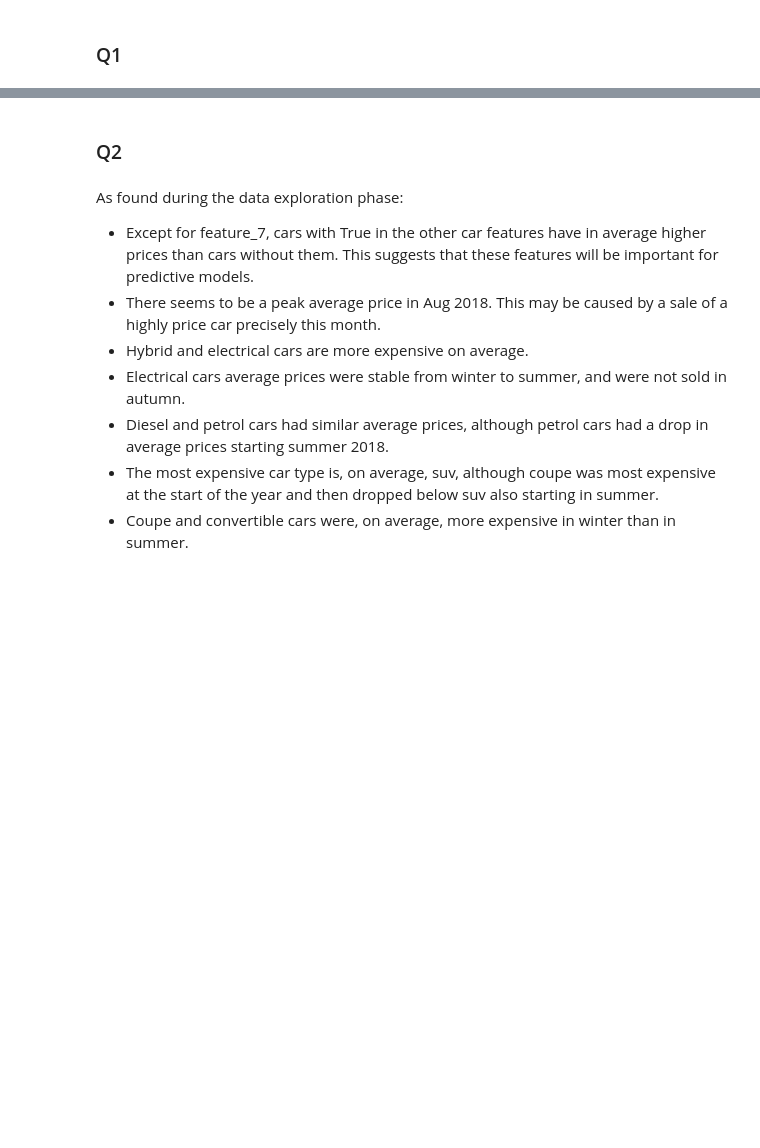
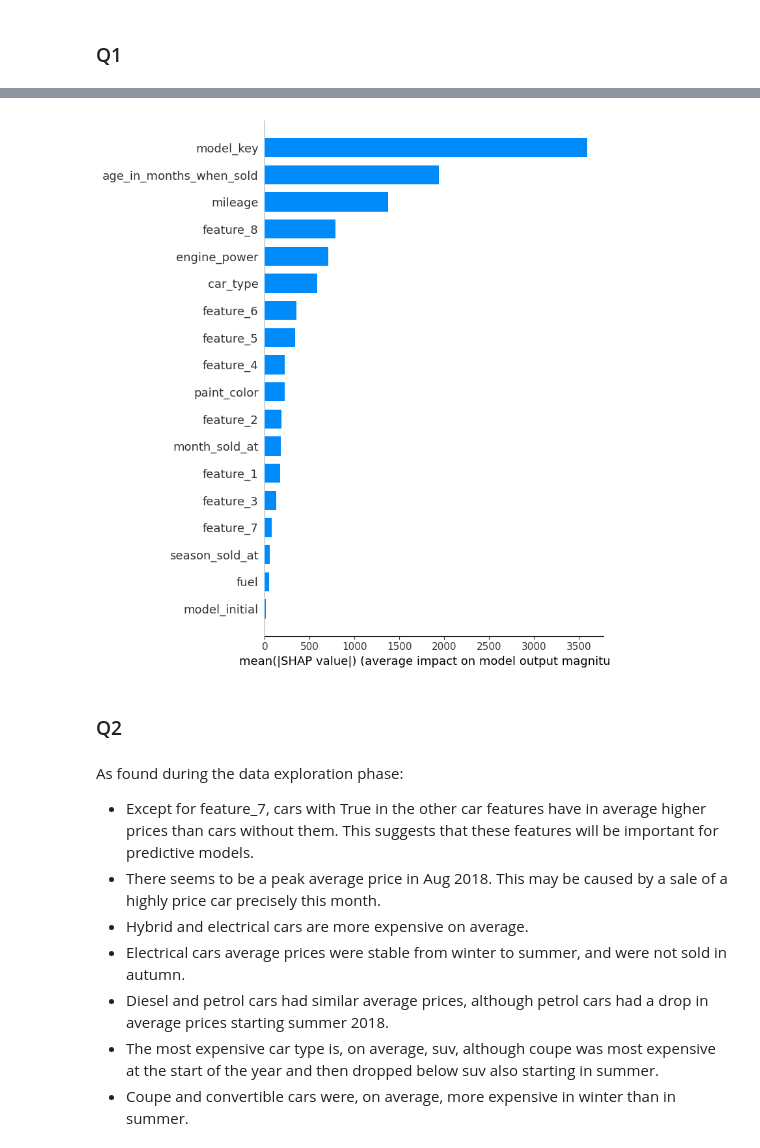
Before and after one commit to camontanezp/cars-price, a Jupyter notebook: notebooks/09_answer_questions.ipynb, the cells around one changed output, grey strips where cells are left out. Drawn from its saved outputs; the diff is of its cells as text; code cells hidden in the pictures; blank space fills up the shorter version.

Commit message:
Rerun and add shap for tree models

```diff
--- a/notebooks/09_answer_questions.ipynb
+++ b/notebooks/09_answer_questions.ipynb
@@ -116,3 +117,14 @@ feature_importance
+# %%
+if 'XGBoost linear' in metadata["name"]:
+    print('Linear model detected. Shap explanation not supported.')
+elif 'XGBoost with trees' in metadata["name"]:
+    explainer = shap.TreeExplainer(model)
+    shap_values = explainer.shap_values(X)
+    shap.summary_plot(shap_values, X, feature_names=features, plot_type='bar')
+else:
+    raise ValueError('Model type not supported')
+# %% [output]
+[figure, added]
 # %% [markdown]
 ### Q2
 # %% [markdown]
```
Also changed, not shown: parts of 28 cells of this notebook, 5 other files.
